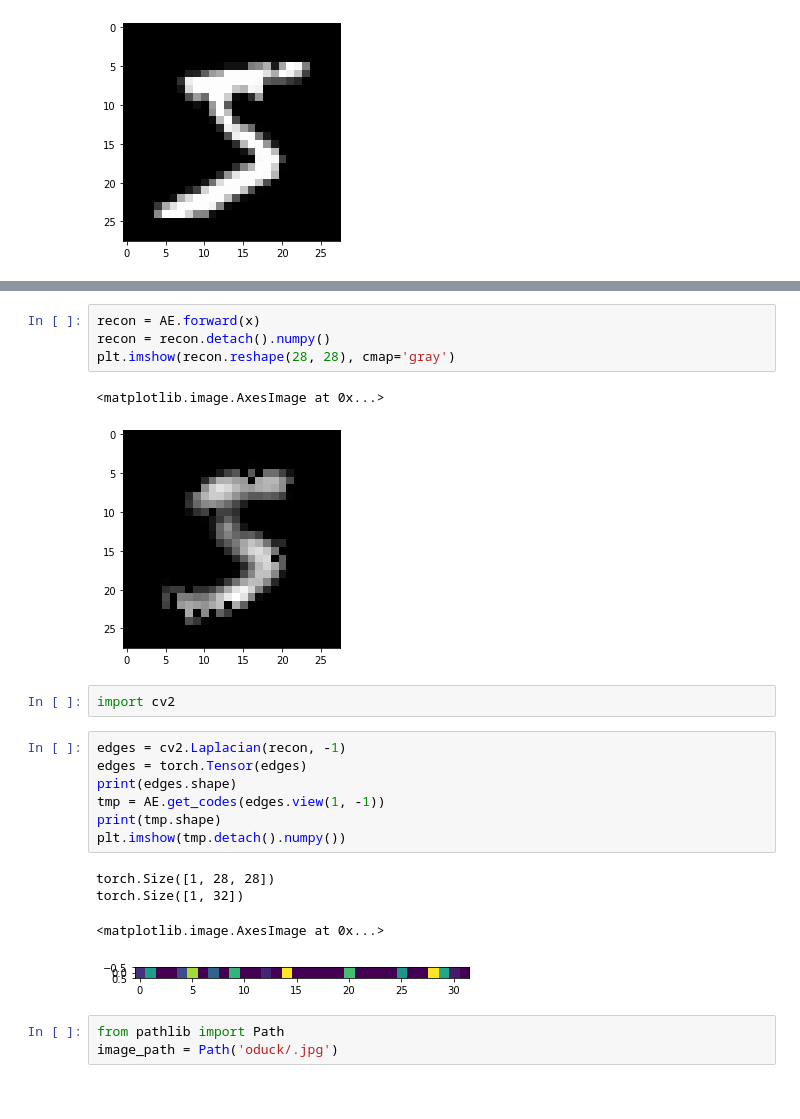
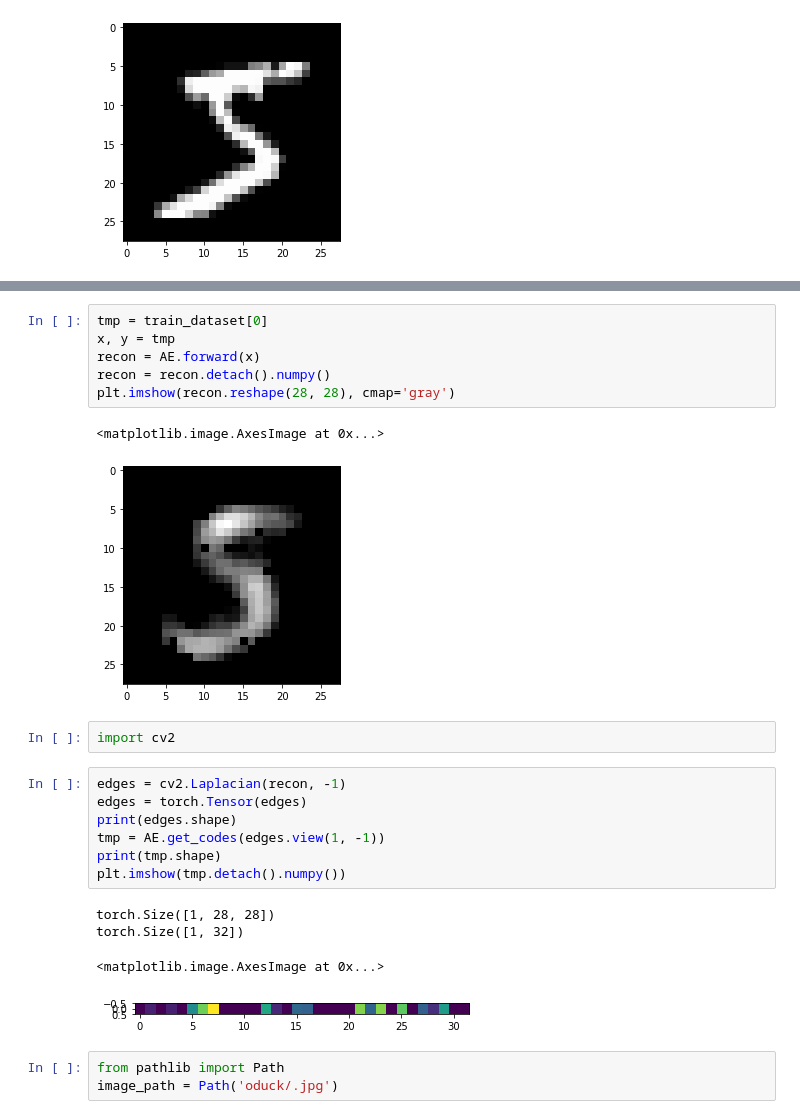
Before and after one commit to alstjrdld1/AutoEncoder, a Jupyter notebook: Autoencoder_study.ipynb, the cells around one changed output, grey strips where cells are left out. Saved outputs shown, nothing was run; the diff lists cells and outputs as text.

```diff
--- a/Autoencoder_study.ipynb
+++ b/Autoencoder_study.ipynb
@@ -152,10 +143,12 @@ tensor([[1.0308, 0.6472, 0.0000, 2.2127, 0.5764, 1.3150, 0.0000, 1.6310, 3.0726,
 # %%
+tmp = train_dataset[0]
+x, y = tmp
 recon = AE.forward(x)
 recon = recon.detach().numpy()
 plt.imshow(recon.reshape(28, 28), cmap='gray')
 # %% [output]
 <matplotlib.image.AxesImage at 0x...>
-[figure, old version]
+[figure, new version]
 # %%
 import cv2
 # %%
@@ -169,7 +162,7 @@ plt.imshow(tmp.detach().numpy())
 torch.Size([1, 28, 28])
 torch.Size([1, 32])
 <matplotlib.image.AxesImage at 0x...>
-[figure, old version]
+[figure, new version]
 # %%
 from pathlib import Path
 image_path = Path('oduck/.jpg')
```
Also changed, not shown: parts of 8 cells of this notebook, 6 other files.
